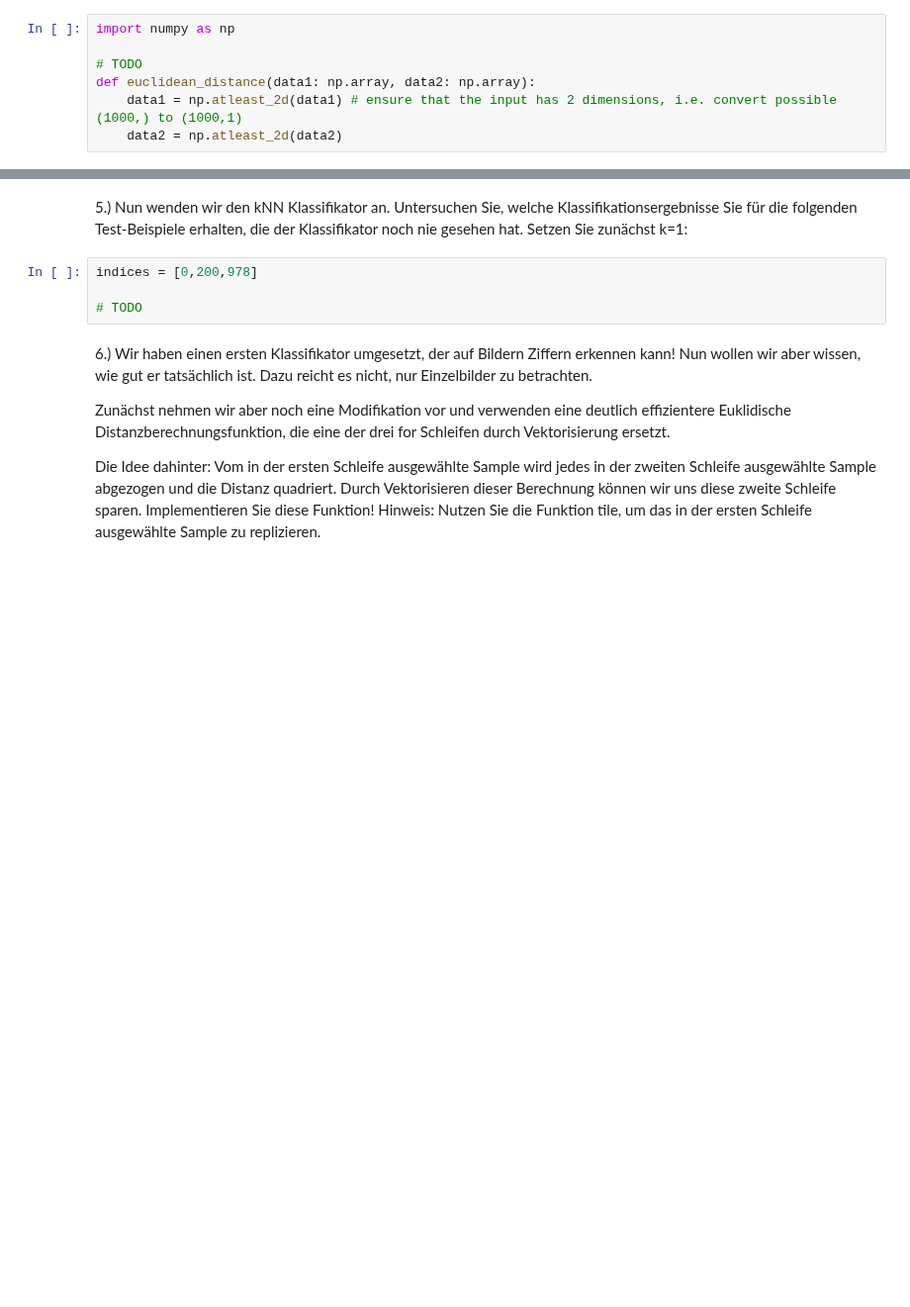
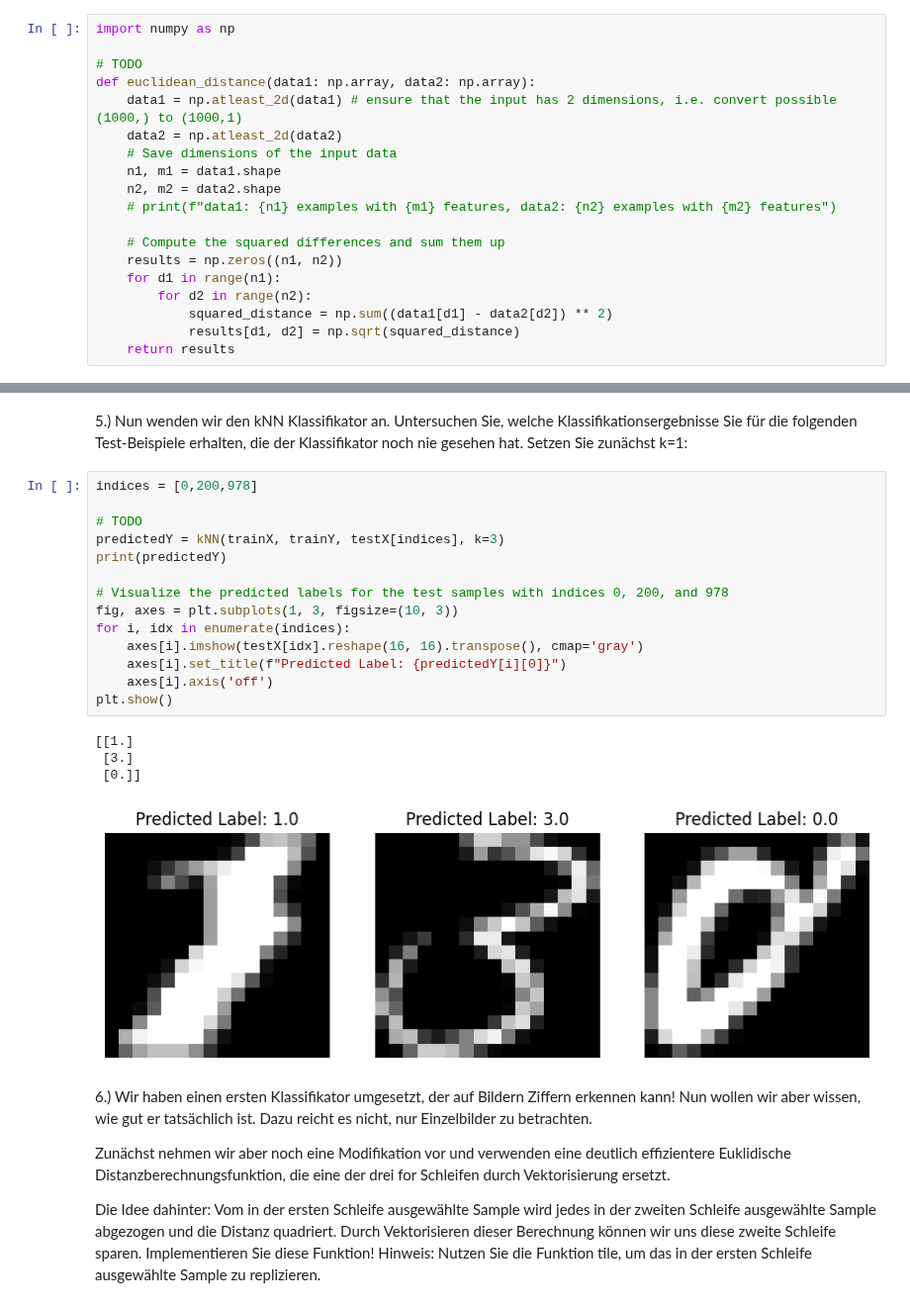
Before and after one commit to MortizK/LaTeX, a Jupyter notebook: DHBW/sem4/DataSci/jupyter/kNN_stud.ipynb, the cells around one changed output, grey strips where cells are left out. Shown at 99% size. Drawn from its saved outputs; the diff is of its cells as text; blank space fills up the shorter version.

```diff
--- a/DHBW/sem4/DataSci/jupyter/kNN_stud.ipynb
+++ b/DHBW/sem4/DataSci/jupyter/kNN_stud.ipynb
@@ -94,6 +160,18 @@ import numpy as np
 def euclidean_distance(data1: np.array, data2: np.array):
     data1 = np.atleast_2d(data1) # ensure that the input has 2 dimensions, i.e. convert possible (1000,) to (1000,1)
     data2 = np.atleast_2d(data2)
+    # Save dimensions of the input data
+    n1, m1 = data1.shape
+    n2, m2 = data2.shape
+    # print(f"data1: {n1} examples with {m1} features, data2: {n2} examples with {m2} features")
+
+    # Compute the squared differences and sum them up
+    results = np.zeros((n1, n2))
+    for d1 in range(n1):
+        for d2 in range(n2):
+            squared_distance = np.sum((data1[d1] - data2[d2]) ** 2)
+            results[d1, d2] = np.sqrt(squared_distance)
+    return results
 # %% [markdown]
 Testen Sie die Funktion zunächst mit Daten, für die Sie die Lösung einfach auch selbst berechnen können. Skizzieren Sie kurz die Datenpunkte, was sollte herauskommen?
 # %%
@@ -171,7 +264,22 @@ def kNN(trainX: np.array, trainY: np.array, testX: np.array, k):
 # %%
 indices = [0,200,978]
 
 # TODO
+predictedY = kNN(trainX, trainY, testX[indices], k=3)
+print(predictedY)
+
+# Visualize the predicted labels for the test samples with indices 0, 200, and 978
+fig, axes = plt.subplots(1, 3, figsize=(10, 3))
+for i, idx in enumerate(indices):
+    axes[i].imshow(testX[idx].reshape(16, 16).transpose(), cmap='gray')
+    axes[i].set_title(f"Predicted Label: {predictedY[i][0]}")
+    axes[i].axis('off')
+plt.show()
+# %% [output]
+[[1.]
+ [3.]
+ [0.]]
+[figure, added]
 # %% [markdown]
 6.) Wir haben einen ersten Klassifikator umgesetzt, der auf Bildern Ziffern erkennen kann! Nun wollen wir aber wissen, wie gut er tatsächlich ist. Dazu reicht es nicht, nur Einzelbilder zu betrachten.
 
```
Also changed, not shown: parts of 14 cells of this notebook, 4 other files.
